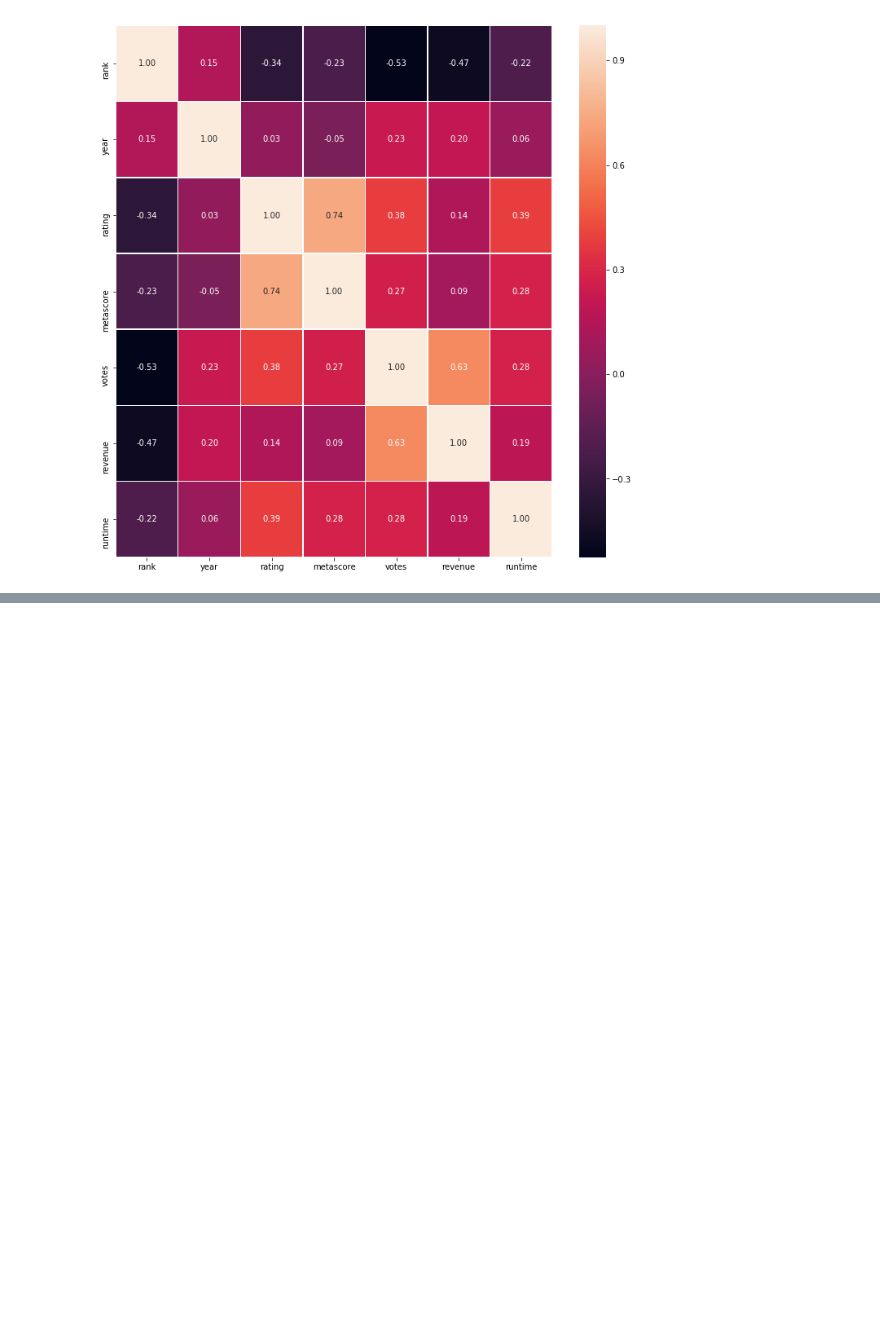
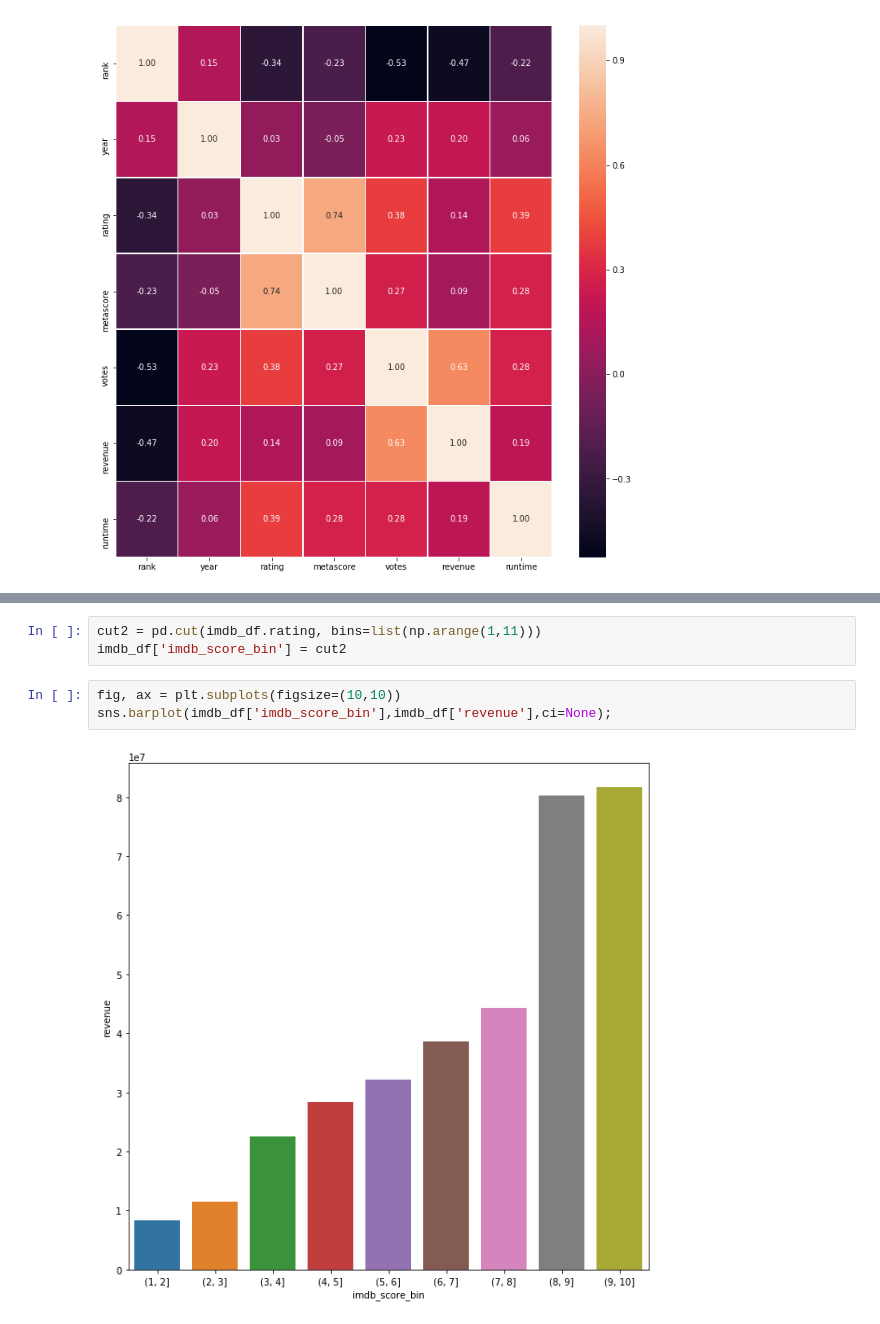
Before and after one commit to Moohmad/IMDb-Scraper-Analysis, a Jupyter notebook: IMDb_Scraper_Analysis.ipynb, the cells around one changed output, grey strips where cells are left out. Saved outputs shown, nothing was run; the diff lists cells and outputs as text; blank space fills up the shorter version.

```diff
--- a/IMDb_Scraper_Analysis.ipynb
+++ b/IMDb_Scraper_Analysis.ipynb
@@ -268,0 +312,8 @@ There are 1056326 words.
+# %%
+cut2 = pd.cut(imdb_df.rating, bins=list(np.arange(1,11)))
+imdb_df['imdb_score_bin'] = cut2
+# %%
+fig, ax = plt.subplots(figsize=(10,10))
+sns.barplot(imdb_df['imdb_score_bin'],imdb_df['revenue'],ci=None);
+# %% [output]
+[figure, added]
```
Also changed, not shown: parts of 23 cells of this notebook.
